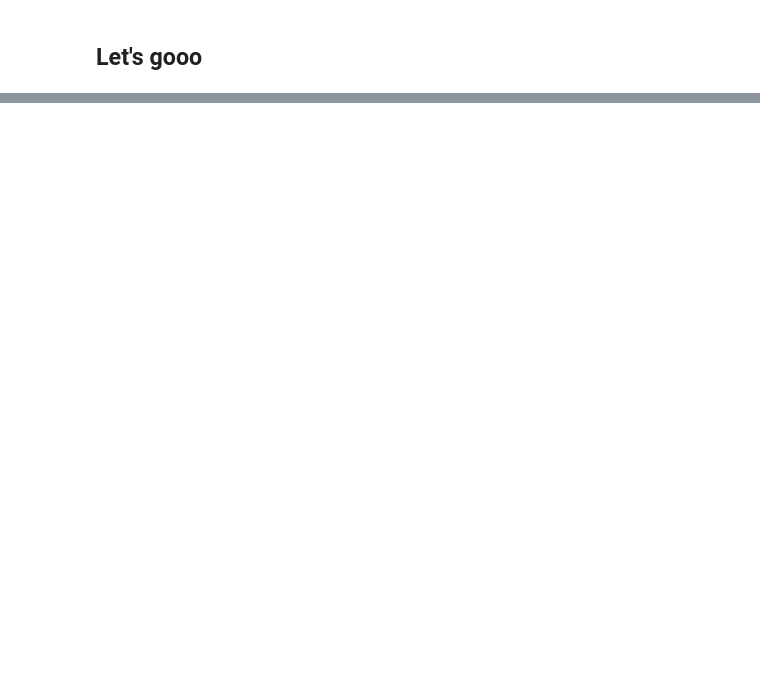
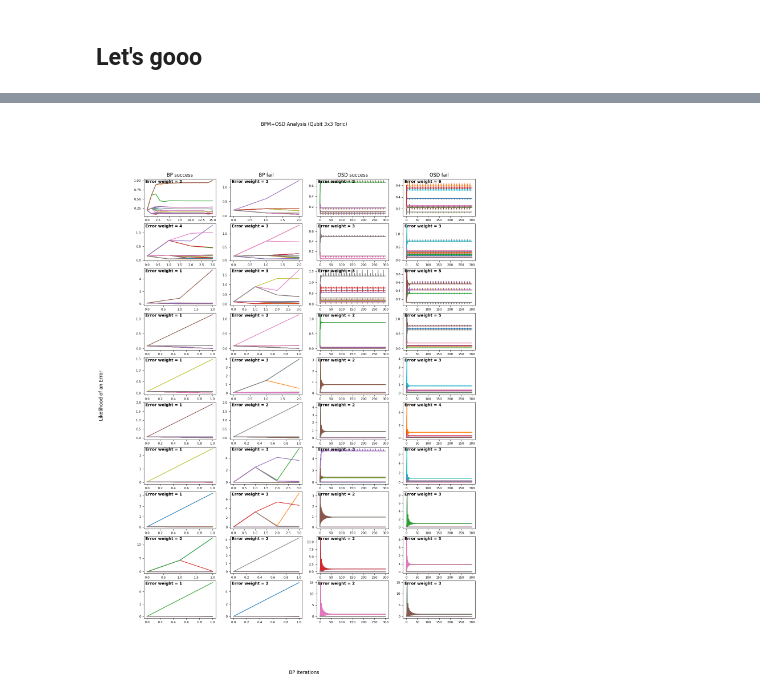
Before and after one commit to e-kneip/bbqudit, a Jupyter notebook: bbq/notebooks/metric.ipynb, the cells around one changed output, grey strips where cells are left out. Cells and saved outputs as stored; diff of their text form; code cells hidden in the pictures; blank space fills up the shorter version.

```diff
--- a/bbq/notebooks/metric.ipynb
+++ b/bbq/notebooks/metric.ipynb
@@ -6,2 +22,14 @@ import matplotlib.pyplot as plt
 # %%
-save_data = json.load(open('../scripts/metric_3x3_qubit.json', 'r'))
+save_data = json.load(open('../scripts/metric_3x3_qubit_bpm.json', 'r'))
+qec_code_name = save_data['qec_code_name']
+noise_model = save_data['noise_model']
+num_failures = save_data['num_failures']
+error_rates = save_data['error_rates']
+results = np.array(save_data['results'])
+only_bp = np.array(save_data['only_bp'])
+bp_fail = np.array(save_data['bp_fail'])
+osd_fail = np.array(save_data['osd_fail'])
+weights = save_data['weights']
+
+with open('../scripts/metric_3x3_qubit_bpm_post', 'rb') as handle:
+    posteriors = pickle.load(handle)
@@ -26 +36,35 @@ only_bp
+# %%
+fig, axes = plt.subplots(nrows=10, ncols=4, figsize=(15, 20))
+
+for row in range(10):
+    for col in range(4):
+        ax = axes[row, col]
+        if (row==0) and (col==0):
+            ax.set_title('BP success')
+        if (row==0) and (col==1):
+            ax.set_title('BP fail')
+        if (row==0) and (col==2):
+            ax.set_title('OSD success')
+        if (row==0) and (col==3):
+            ax.set_title('OSD fail')
+
+        if not posteriors[row][col]:
+            continue
+
+        y = np.array(posteriors[row][col])[:, :, 1]
+        x = np.arange(0, len(y))
+
+        for qubit in range(y.shape[1]):
+            ax.plot(x, y[:, qubit])
+        ax.tick_params(labelsize=8)
+
+        ax.text(0.02, 0.98, f'Error weight = {weights[row][col]}', transform=ax.transAxes, fontsize=10, fontweight='bold', va='top', ha='left')
+
+fig.supxlabel('BP Iterations')
+fig.supylabel('Likelihood of an Error')
+fig.suptitle('BPM+OSD Analysis (Qubit 3x3 Toric)')
+
+plt.show();
+# %% [output]
+[figure, added]
 # %%
```
Also changed, not shown: parts of 12 cells of this notebook, 1 other file.
